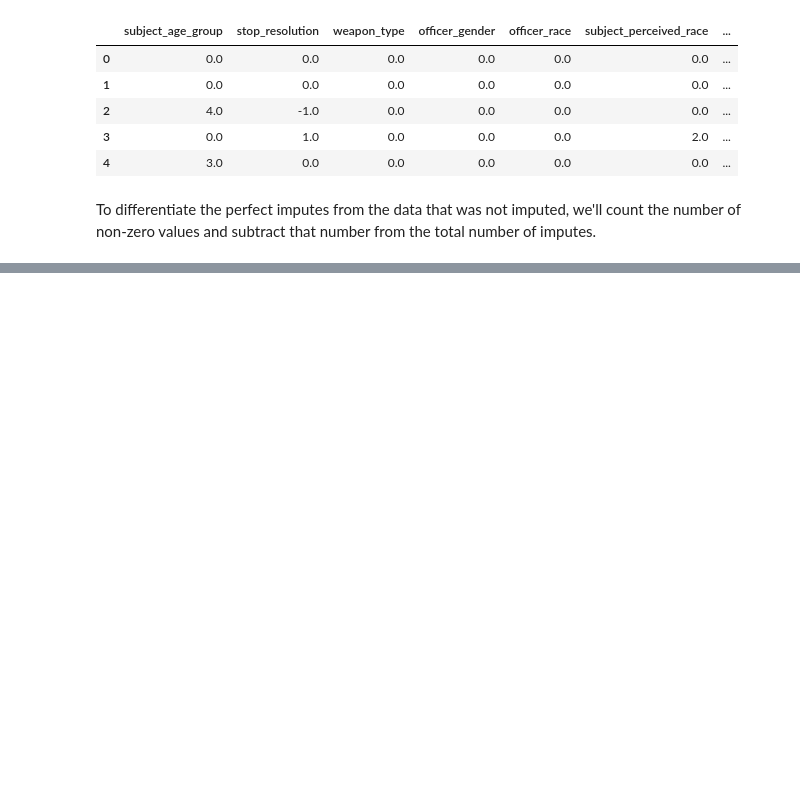
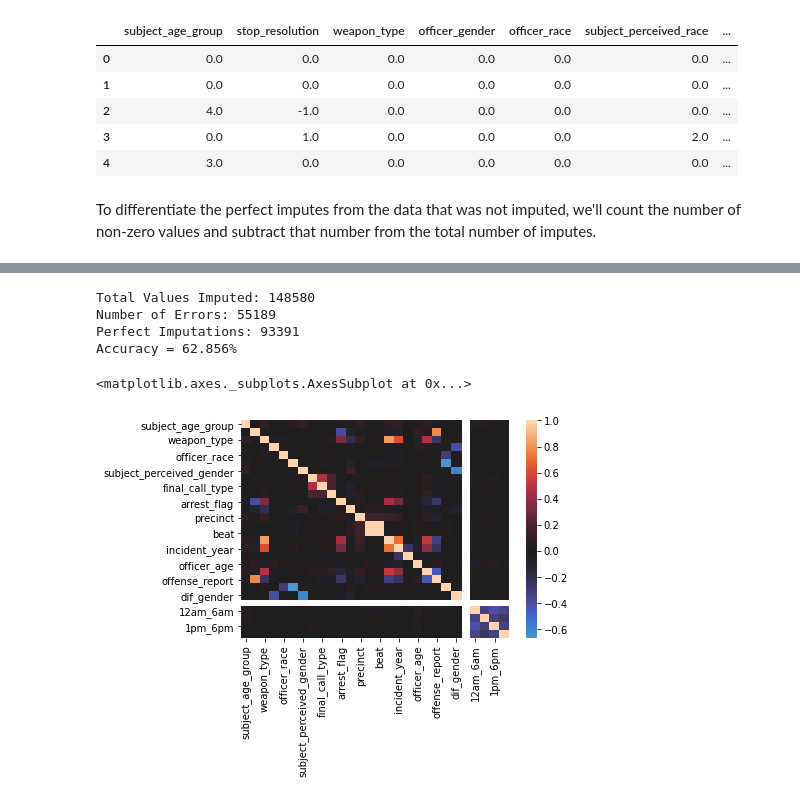
Before and after one commit to bmauss/KNN_Imputation_Evaluation, a Jupyter notebook: Terry_Stops_Data.ipynb, the cells around one changed output, grey strips where cells are left out. Cells and saved outputs as stored; diff of their text form; code cells hidden in the pictures; blank space fills up the shorter version.

Commit message:
optimized knn for terry stops

```diff
--- a/Terry_Stops_Data.ipynb
+++ b/Terry_Stops_Data.ipynb
@@ -281,0 +395,55 @@ Perfect Imputations: 82004
+# %%
+# Decreasing neighbors
+impute = KNNImputer(n_neighbors = 1)
+
+# Applying to dataframe
+knn_1 = pd.DataFrame(impute.fit_transform(scaled_stops),
+                           columns=scaled_stops.columns)
+
+# Inverting Scaling
+inverse_knn_1 = pd.DataFrame(scaler.inverse_transform(knn_1),
+                           columns=knn_1.columns)
+
+# Rounding Results
+for col in inverse_knn_1[features]:
+  for i in range(len(inverse_knn_1[col])):
+    inverse_knn_1[col][i] = round(inverse_knn_1[col][i], 0)
+
+# Subsetting data to match that of our answer key
+test_1 = inverse_knn_1.iloc[null_idx]
+
+# Resetting indexes of test_10 and answer_key for iteration
+test_1 = test_1.reset_index()
+test_1.drop(['index', 'arrest_flag'], axis=1, inplace=True)
+
+
+# Calculate results
+results_1 = pd.DataFrame((answer_key - test_1))
+
+
+# Imputes where y - y_hat != 0
+errors_1 = 0
+
+for col in results.columns:
+    for i in range(len(results_1)):
+        if results_1[col][i] != 0.00 or results_1[col][i] != -0.00:
+            errors_1 += 1
+
+
+# Imputes where y - y_hat == 0
+perfect_imputes_1 = num_nan - errors_1
+
+print(f'Total Values Imputed: {num_nan}')
+print(f'Number of Errors: {errors_1}')
+print(f'Perfect Imputations: {perfect_imputes_1}')
+print(f'Accuracy = {round((perfect_imputes_1/num_nan)*100, 3)}%')
+# %% [output]
+Total Values Imputed: 148580
+Number of Errors: 55189
+Perfect Imputations: 93391
+Accuracy = 62.856%
+# %%
+sns.heatmap(data=t_stops.corr(), center=0)
+# %% [output]
+<matplotlib.axes._subplots.AxesSubplot at 0x...>
+[figure, added]
```
Also changed, not shown: parts of 9 cells of this notebook.
